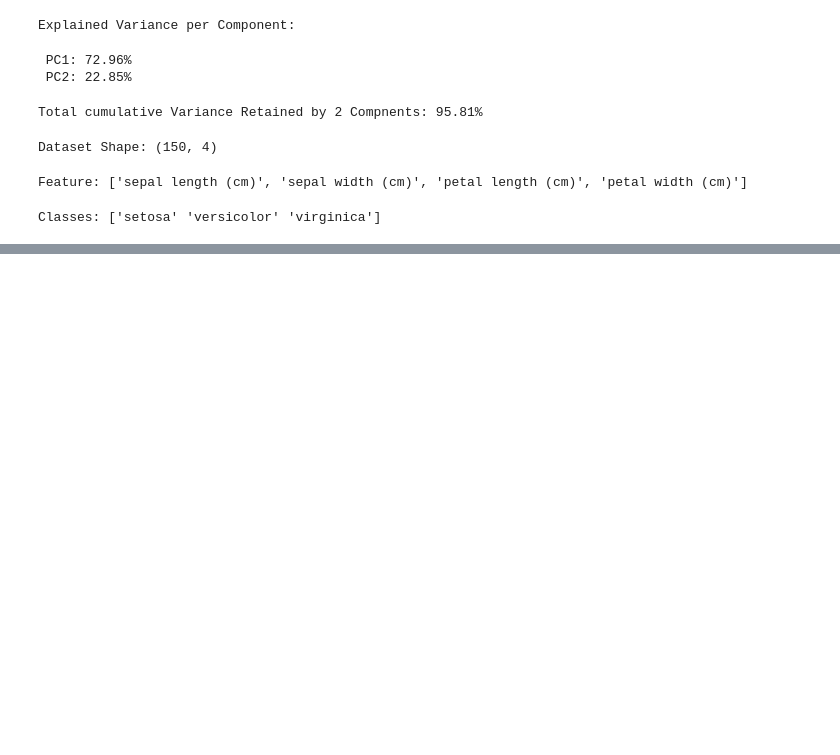
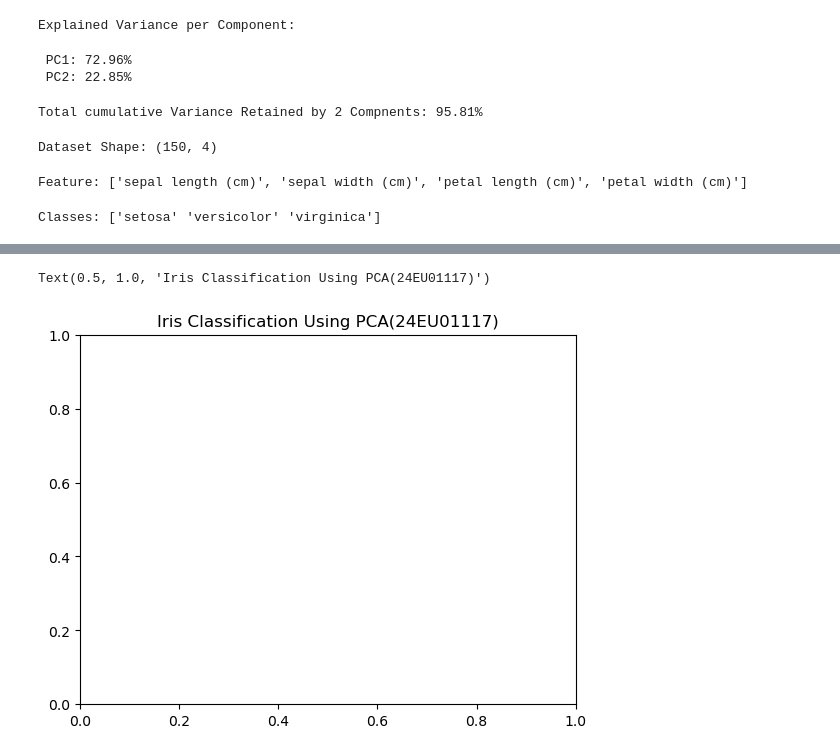
Before and after one commit to shanmukhasai7263/ML, a Jupyter notebook: lab_6_inlab.ipynb, the cells around one changed output, grey strips where cells are left out. Drawn from its saved outputs; the diff is of its cells as text; code cells hidden in the pictures; blank space fills up the shorter version.

```diff
--- a/lab_6_inlab.ipynb
+++ b/lab_6_inlab.ipynb
@@ -197,0 +411,5 @@ Classes: ['setosa' 'versicolor' 'virginica']
+# %%
+plt.title("Iris Classification Using PCA(24EU01117)")
+# %% [output]
+Text(0.5, 1.0, 'Iris Classification Using PCA(24EU01117)')
+[figure, added]
```
Also changed, not shown: parts of 116 cells of this notebook.
